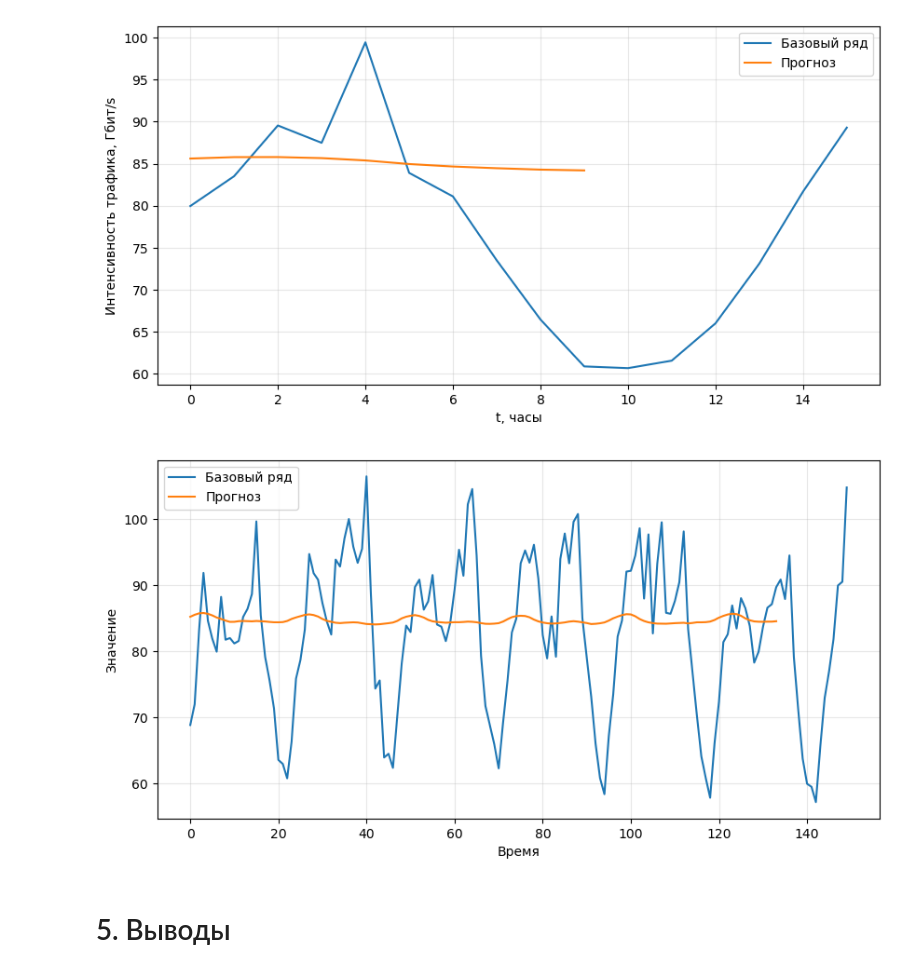
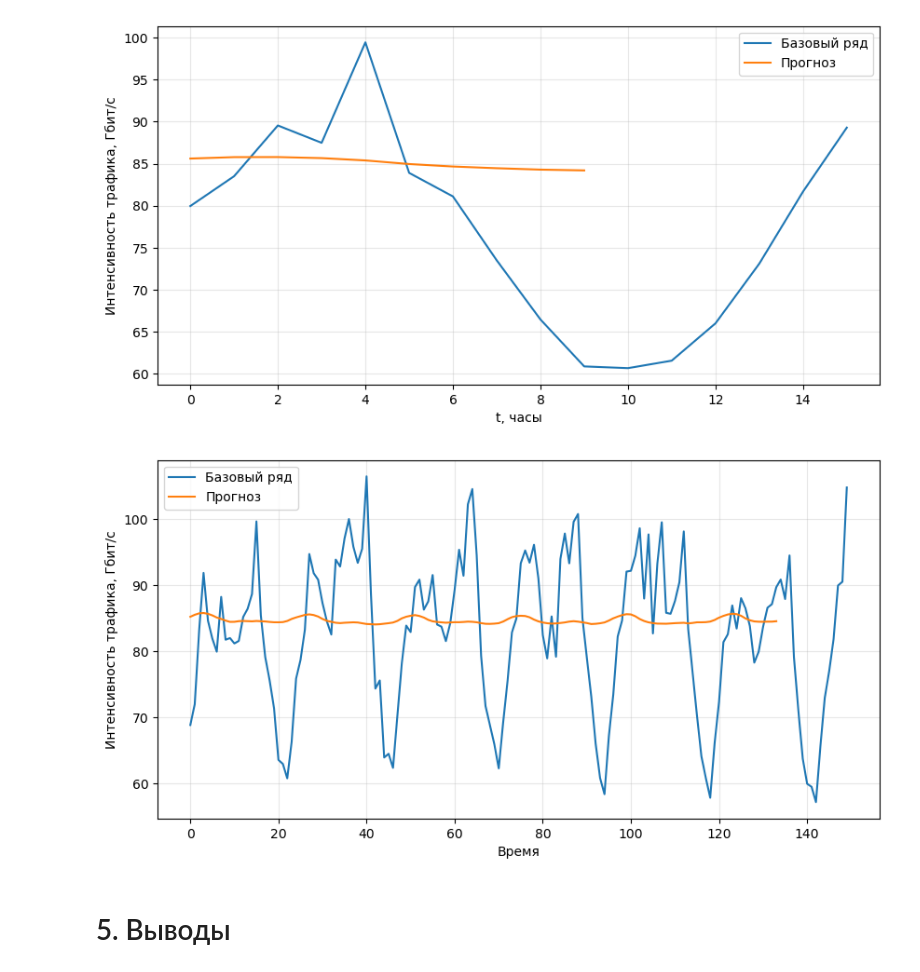
Before and after one commit to dnlygvtv/02_Python_for_Neural_Networks, a Jupyter notebook: HW/HW_5.ipynb, the cells around one changed output. Drawn from its saved outputs; the diff is of its cells as text; code cells hidden in the pictures.

```diff
--- a/HW/HW_5.ipynb
+++ b/HW/HW_5.ipynb
@@ -253,20 +253,20 @@ plt.legend();
 # %%
 # проверка на обучающих данных
 
 start = 0
 
 plt.figure(figsize=(10, 5))
 plt.grid(alpha=.3)
 plt.plot(y_train[start: train_size],
          label='Базовый ряд')
 plt.plot(pred[future + start: future + train_size],
          label='Прогноз')
 plt.xlabel('Время')
-plt.ylabel('Значение')
+plt.ylabel('Интенсивность трафика, Гбит/c')
 plt.legend()
 plt.show()
 # %% [output]
-[figure, old version]
+[figure, new version]
 # %% [markdown]
 # 5. Выводы
 # %% [markdown]
```
Also changed, not shown: parts of 2 cells of this notebook.
